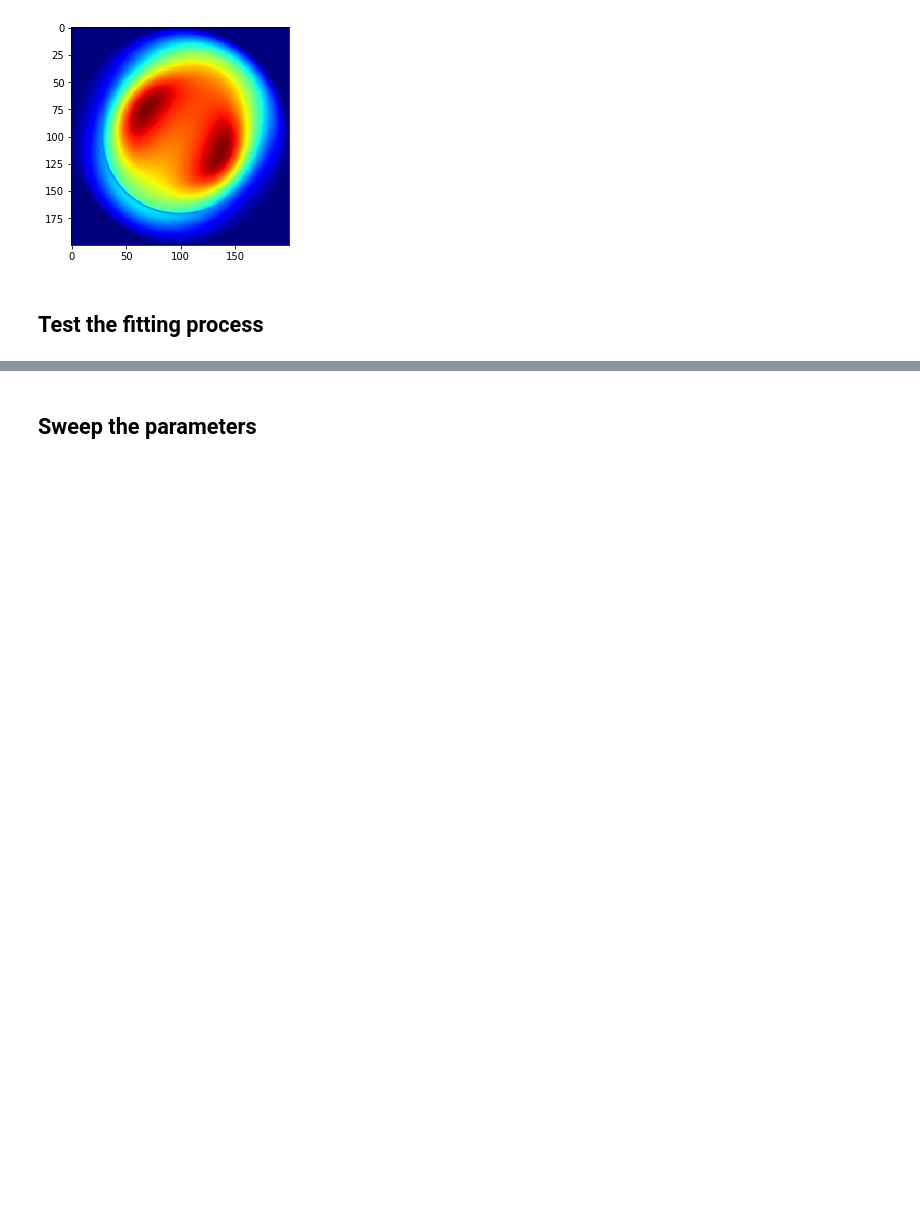
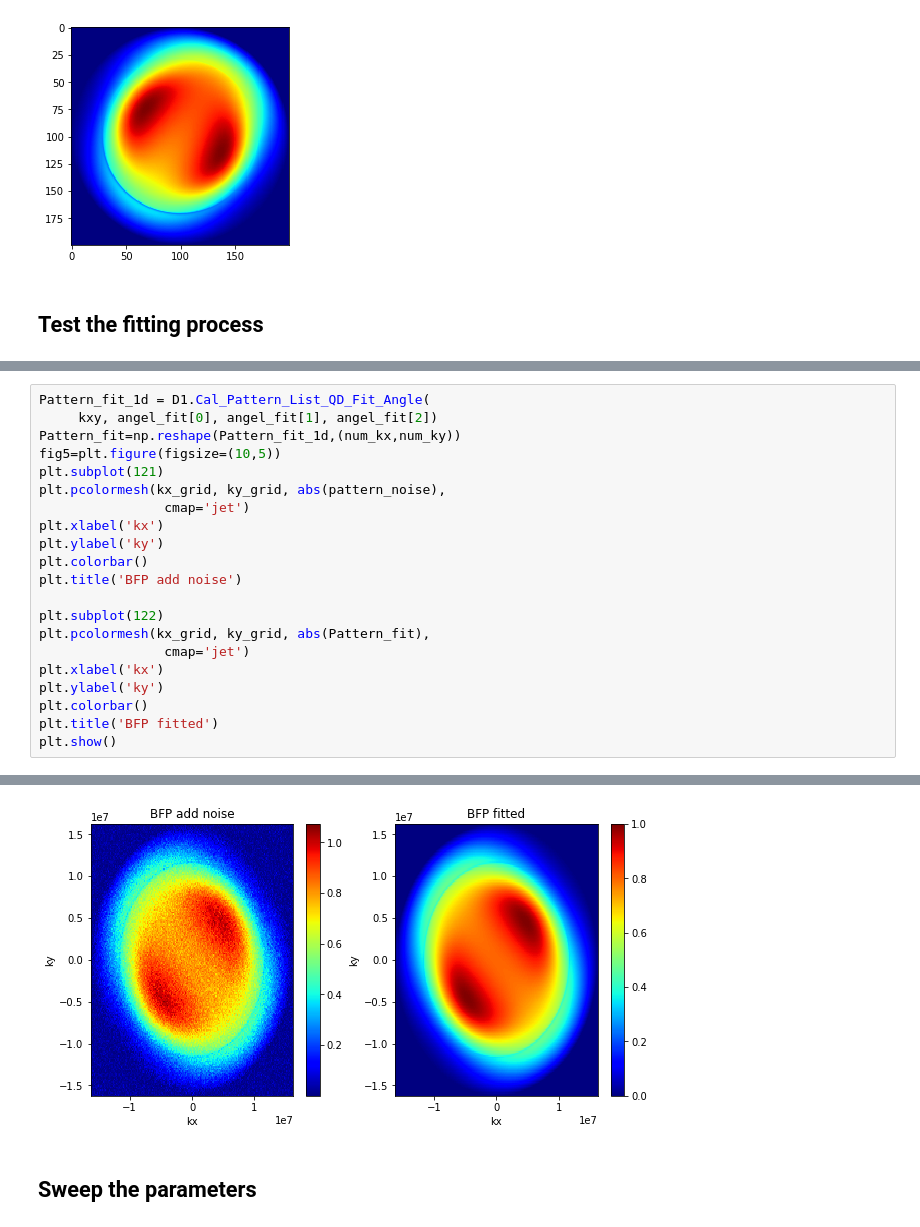
Before and after one commit to knifelees3/DipoleEmissionInSymmetricStructure, a Jupyter notebook: 02-Dipole-In-Multilayer/PythonProgram/AccuracyTestofLeastSquareFitting.ipynb, the cells around one changed output, grey strips where cells are left out. Saved outputs shown, nothing was run; the diff lists cells and outputs as text; blank space fills up the shorter version.

```diff
--- a/02-Dipole-In-Multilayer/PythonProgram/AccuracyTestofLeastSquareFitting.ipynb
+++ b/02-Dipole-In-Multilayer/PythonProgram/AccuracyTestofLeastSquareFitting.ipynb
@@ -112,0 +113,22 @@ Fit phi_2:  0.02773235342178021 ± 1514.0316816412646
+# %%
+Pattern_fit_1d = D1.Cal_Pattern_List_QD_Fit_Angle(
+     kxy, angel_fit[0], angel_fit[1], angel_fit[2])
+Pattern_fit=np.reshape(Pattern_fit_1d,(num_kx,num_ky))
+fig5=plt.figure(figsize=(10,5))
+plt.subplot(121)
+plt.pcolormesh(kx_grid, ky_grid, abs(pattern_noise),
+                cmap='jet')
+plt.xlabel('kx')
+plt.ylabel('ky')
+plt.colorbar()
+plt.title('BFP add noise')
+
+plt.subplot(122)
+plt.pcolormesh(kx_grid, ky_grid, abs(Pattern_fit),
+                cmap='jet')
+plt.xlabel('kx')
+plt.ylabel('ky')
+plt.colorbar()
+plt.title('BFP fitted')
+plt.show()
+# %% [output]
@@ -113,3 +136,4 @@ Fit phi_2:  0.02773235342178021 ± 1514.0316816412646
+[figure, added]
 # %% [markdown]
 ## Sweep the parameters
 # %%
```
Also changed, not shown: parts of 5 cells of this notebook, 1 other file.
